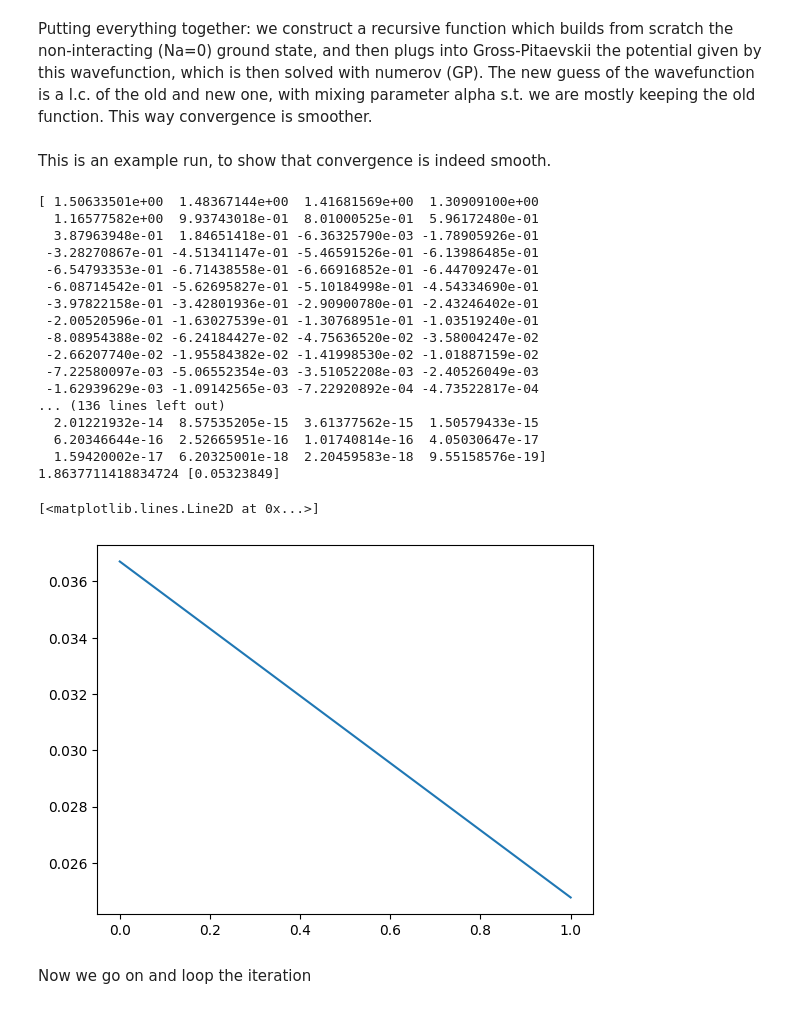
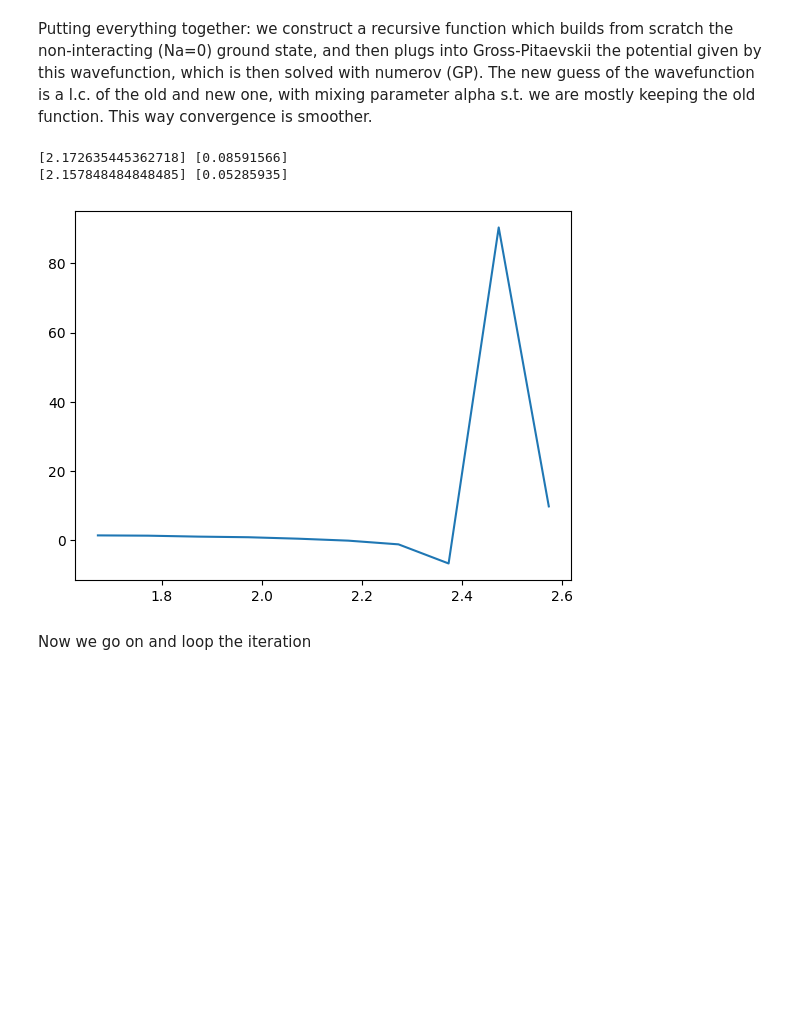
Before and after one commit to marcobeIIa/computational_physics, a Jupyter notebook: homework3/MFA_Lusvardi_Bella_Parolini.ipynb, the cells around one changed output. Saved outputs shown, nothing was run; the diff lists cells and outputs as text; code cells hidden in the pictures; blank space fills up the shorter version.

```diff
--- a/homework3/MFA_Lusvardi_Bella_Parolini.ipynb
+++ b/homework3/MFA_Lusvardi_Bella_Parolini.ipynb
@@ -572,7 +486,7 @@ plt.plot(delta_energy_array[::])
 # %% [markdown]
 Putting everything together: we construct a recursive function which builds from scratch the non-interacting (Na=0) ground state, and then plugs into Gross-Pitaevskii the potential given by this wavefunction, which is then solved with numerov (GP). The new guess of the wavefunction is a l.c. of the old and new one, with mixing parameter alpha s.t. we are mostly keeping the old function. This way convergence is smoother.
 # %%
-def GP_recursion(Na,alpha, N, r,h,threshold=0.0001):
+def GP_recursion(E_min,E_max,Na,alpha, N, r,h,threshold=0.0001,phi_old = None, eigenvalue_old = None):
     '''
     this function does everything. It takes in the basic parameters, evaluates the non-interacting wavefunction,
     then introduces the interaction potential and iteratively solves the GP equation until convergence is reached.
@@ -587,13 +501,14 @@ def GP_recursion(Na,alpha, N, r,h,threshold=0.0001):
     DeltaEnergy = 10 #initialise DeltaEnergy to a safe value
     DeltaEnergyPrevious = 10 #likewise for DeltaEnergyPrevious
 
-    E = np.linspace(1,10,100)
+    E = np.linspace(E_min,E_max,100)
     energy = []
     energy_mu = []
 
-    eigenvalue_old, eigenfunction_old = GP(E, r, N, h, 0) #initial guess of the wavefunction
-    phi_old = eigenfunction_old[0]
-    phi_new = [] #initialise the new wavefunction
+    if phi_old is None:
+        eigenvalue_old, eigenfunction_old,_ = GP(E, r, N, h, 0) #initial guess of the wavefunction
+        phi_old = eigenfunction_old[0]
+        phi_new = [] #initialise the new wavefunction
 
 
     #evaluatong the energy
@@ -603,15 +518,15 @@ def GP_recursion(Na,alpha, N, r,h,threshold=0.0001):
     count = 1 #keep track of the eigenvalues to determine DeltaEnergy
 
     while DeltaEnergy > threshold or np.abs(DeltaEnergy-DeltaEnergyPrevious) > threshold:
+        E_old = E
+        eigenvalue_new, eigenfunction_new, xi = GP(E_old,r,N,h,Na,phi_old)
+        phi_new = eigenfunction_new[0]
+        #phi_new = alpha*phi_new_test + (1-alpha)*phi_old #ts is for stabler convergence--using the mixing parameter alpha
 
-        eigenvalue_new, eigenfunction_new = GP(E,r,N,h,Na,phi_old)
-        phi_new_test = eigenfunction_new[0]
-        phi_new = alpha*phi_new_test + (1-alpha)*phi_old #ts is for stabler convergence--using the mixing parameter alpha
+        v_old = interaction(r,Na,phi_old)
+        v_new = interaction(r,Na,phi_new)
 
-        #v_old = interaction(r,Na,phi_old)
-        #v_new = interaction(r,Na,phi_new)
-
-        #v = mixing(v_old,v_new,alpha)
+        v = mixing(v_old,v_new,alpha)
 
         energy.append(total_energy(r,phi_new,h,Na))
         energy_mu.append(total_energy_mu(r,phi_new,h,eigenvalue_new,Na))
@@ -621,12 +536,13 @@ def GP_recursion(Na,alpha, N, r,h,threshold=0.0001):
         #DeltaEnergyPrevious = np.abs(energy[count-1] - energy[count-2])
         DeltaEnergyPrevious = np.abs(energy[count-1] - energy_mu[count-1])
 
-        #E = [round(z,3) for z in np.arange(eigenvalue_new[0]-1,eigenvalue_new[0]+1,energy_step)]
-
         #print(eigenvalues[count],DeltaEnergy)     functional_energy[count]
 
-        print(energy[count],DeltaEnergy)
+        #print(energy[count],DeltaEnergy)
+        print(eigenvalue_new,DeltaEnergy)
 
         phi_old = np.array(phi_new)
+        E = [round(z,3) for z in np.arange(eigenvalue_new[0]-0.5,eigenvalue_new[0]+0.5,0.1)]
         count += 1
+    plt.plot(E_old,xi)
     return phi_new, energy, count
@@ -688,36 +549,18 @@ def GP_recursion_v2(E_min,E_max,Na,alpha, N, r,h,threshold=0.0001):
-# %% [markdown]
-This is an example run, to show that convergence is indeed smooth.
-# %%
-L_test_2 = 10
-N_test_2 = 100
-h_test_2 = L_test_2/N_test_2
-r_test_2 = np.linspace(0.001, L_test_2, N_test_2) # r values from 0 to L with N points
-
-phi_new_test_2, energy_test_2, count_test_2 = GP_recursion(1,0.1,N_test_2,r_test_2,h_test_2,threshold=0.1)
-
-delta_energy_array = [np.abs(energy_test_2[i] - energy_test_2[i-1]) for i in range(1, len(energy_test_2))]
-
-plt.plot(delta_energy_array[::])
-# %% [output]
-[ 1.50633501e+00  1.48367144e+00  1.41681569e+00  1.30909100e+00
-  1.16577582e+00  9.93743018e-01  8.01000525e-01  5.96172480e-01
-  3.87963948e-01  1.84651418e-01 -6.36325790e-03 -1.78905926e-01
- -3.28270867e-01 -4.51341147e-01 -5.46591526e-01 -6.13986485e-01
- -6.54793353e-01 -6.71438558e-01 -6.66916852e-01 -6.44709247e-01
- -6.08714542e-01 -5.62695827e-01 -5.10184998e-01 -4.54334690e-01
- -3.97822158e-01 -3.42801936e-01 -2.90900780e-01 -2.43246402e-01
- -2.00520596e-01 -1.63027539e-01 -1.30768951e-01 -1.03519240e-01
- -8.08954388e-02 -6.24184427e-02 -4.75636520e-02 -3.58004247e-02
- -2.66207740e-02 -1.95584382e-02 -1.41998530e-02 -1.01887159e-02
- -7.22580097e-03 -5.06552354e-03 -3.51052208e-03 -2.40526049e-03
- -1.62939629e-03 -1.09142565e-03 -7.22920892e-04 -4.73522817e-04
-... (136 lines left out)
-  2.01221932e-14  8.57535205e-15  3.61377562e-15  1.50579433e-15
-  6.20346644e-16  2.52665951e-16  1.01740814e-16  4.05030647e-17
-  1.59420002e-17  6.20325001e-18  2.20459583e-18  9.55158576e-19]
-1.8637711418834724 [0.05323849]
-[<matplotlib.lines.Line2D at 0x...>]
-[figure, removed]
+# %%
+L_test_2 = 10
+N_test_2 = 100
+h_test_2 = L_test_2/N_test_2
+r_test_2 = np.linspace(0.001, L_test_2, N_test_2) # r values from 0 to L with N points
+
+phi_new_test_2, energy_test_2, count_test_2 = GP_recursion(1,10,1,0.1,N_test_2,r_test_2,h_test_2,threshold=0.1)
+
+delta_energy_array = [np.abs(energy_test_2[i] - energy_test_2[i-1]) for i in range(1, len(energy_test_2))]
+
+#plt.plot(delta_energy_array[::])
+# %% [output]
+[2.172635445362718] [0.08591566]
+[2.157848484848485] [0.05285935]
+[figure, added]
 # %% [markdown]
 Now we go on and loop the iteration
 # %%
```
Also changed, not shown: parts of 16 cells of this notebook.
